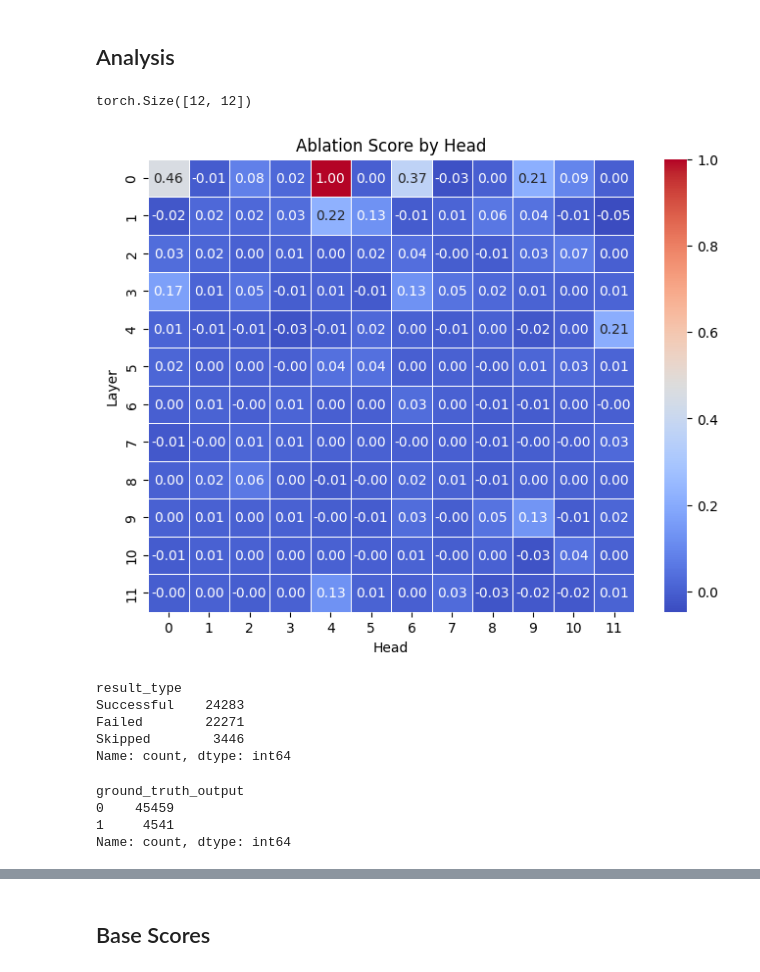
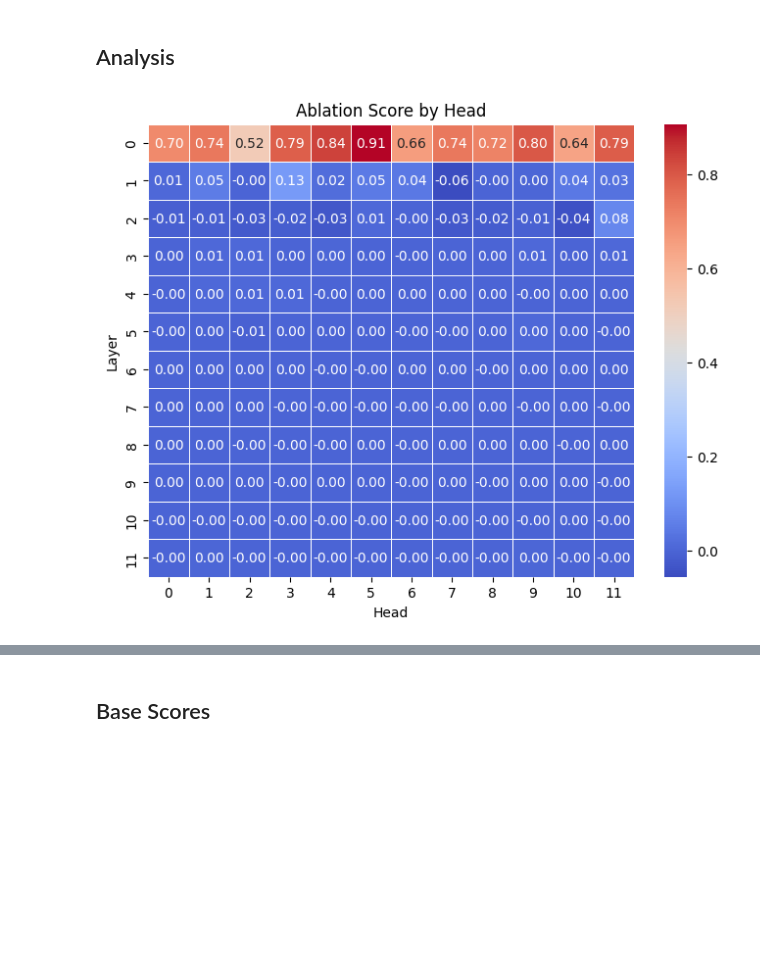
Before and after one commit to wid0gast/interp-toxicity, a Jupyter notebook: textattack.ipynb, the cells around one changed output, grey strips where cells are left out. Drawn from its saved outputs; the diff is of its cells as text; code cells hidden in the pictures; blank space fills up the shorter version.

```diff
--- a/textattack.ipynb
+++ b/textattack.ipynb
@@ -332,40 +265,36 @@ patching
 # %%
 attack_name = "pruthi"
 # %%
-ablation_scores = torch.load(f"{attack_name}/bert_ablation_scores_jigsaw_perturbed.pth", map_location=torch.device('cpu'))
+ablation_scores = torch.load(f"bert_ablation_scores_jigsaw_perturbed.pth", map_location=torch.device('cpu'))
-# %%
-ablation_scores.shape
-# %% [output]
-torch.Size([12, 12])
 # %%
-tensor_np = ablation_scores.cpu().detach().numpy()
+tensor_np = ablation_scores.cpu().detach().numpy() * 1000
 tensor_min = tensor_np.min()
 tensor_max = tensor_np.max()
 
-# Shift so that 0 stays at 0
-if abs(tensor_max) > abs(tensor_min):
-    scale = tensor_max
-else:
-    scale = -tensor_min
+# # Shift so that 0 stays at 0
+# if abs(tensor_max) > abs(tensor_min):
+#     scale = tensor_max
+# else:
+#     scale = -tensor_min
 
-if scale != 0:
-    tensor_np = tensor_np / scale
-else:
-    tensor_np = np.zeros_like(tensor_np)
+# if scale != 0:
+#     tensor_np = tensor_np / scale
+# else:
+#     tensor_np = np.zeros_like(tensor_np)
 
 
 # Plot the heatmap
 plt.figure(figsize=(8, 6))  # Adjust figure size
 sns.heatmap(tensor_np, annot=True, cmap="coolwarm", fmt=".2f", linewidths=0.5)
 
 # Add labels
 plt.title("Ablation Score by Head")
 plt.xlabel("Head")
 plt.ylabel("Layer")
 
-plt.savefig(f'{attack_name}/bert_jigsaw_perturbed_ablation_scores_by_head.png')
+# plt.savefig(f'{attack_name}/bert_jigsaw_perturbed_ablation_scores_by_head.png')
 # Show the plot
 plt.show()
 # %% [output]
-[figure, old version]
+[figure, new version]
 # %%
@@ -377,15 +305,0 @@ df = pd.read_csv(f'{attack_name}_jigsaw.csv')
-# %%
-pd.read_csv('pwws_log.csv').result_type.value_counts()
-# %% [output]
-result_type
-Successful    24283
-Failed        22271
-Skipped        3446
-Name: count, dtype: int64
-# %%
-pd.read_csv('pwws_jigsaw.csv').ground_truth_output.value_counts()
-# %% [output]
-ground_truth_output
-0    45459
-1     4541
-Name: count, dtype: int64
```
Also changed, not shown: parts of 21 cells of this notebook, 13 other files.
